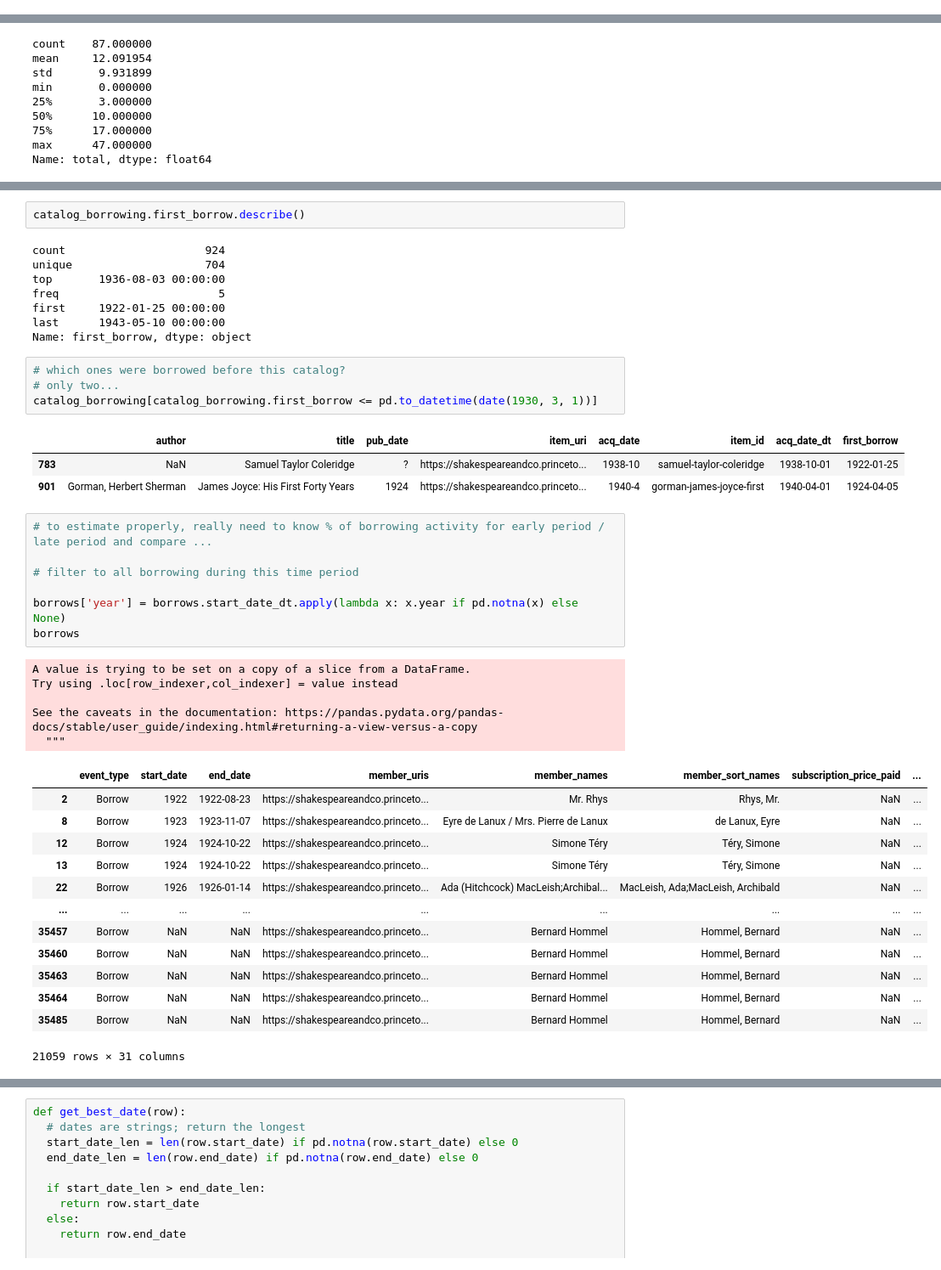
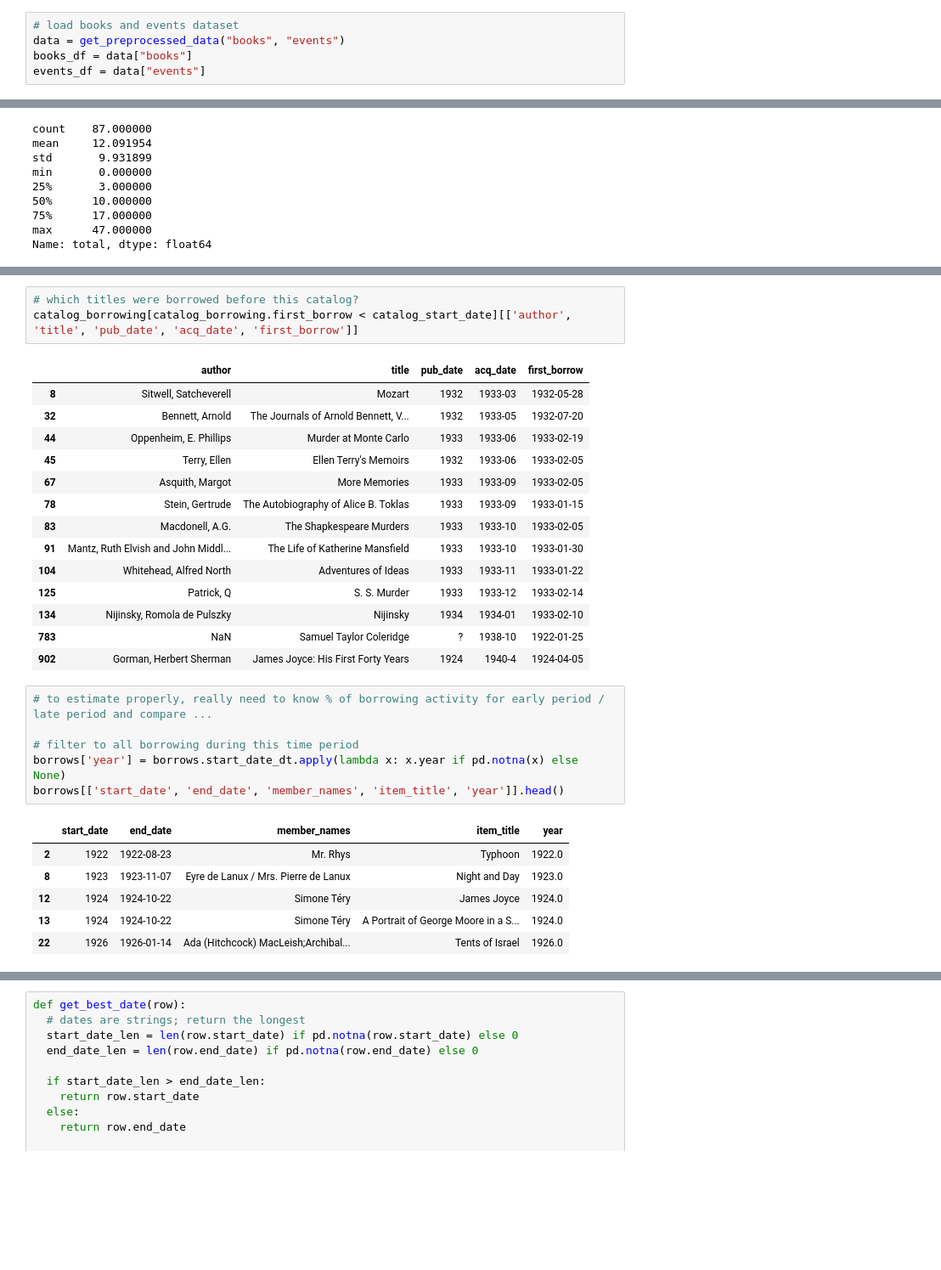
Before and after one commit to rlskoeser/shxco-missingdata-specreading, a Jupyter notebook: missing_data/BookcatalogBooksEstimate.ipynb, the cells around one changed output, grey strips where cells are left out. Shown at 85% size. Drawn from its saved outputs; the diff is of its cells as text; blank space fills up the shorter version.

```diff
--- a/missing_data/BookcatalogBooksEstimate.ipynb
+++ b/missing_data/BookcatalogBooksEstimate.ipynb
@@ -120,0 +15,5 @@ catalog_df
+# %%
+# load books and events dataset
+data = get_preprocessed_data("books", "events")
+books_df = data["books"]
+events_df = data["events"]
@@ -332,44 +223,31 @@ catalog_borrowing
-# %%
-catalog_borrowing.first_borrow.describe()
-# %% [output]
-count                     924
-unique                    704
-top       1936-08-03 00:00:00
-freq                        5
-first     1922-01-25 00:00:00
-last      1943-05-10 00:00:00
-Name: first_borrow, dtype: object
 # %%
-# which ones were borrowed before this catalog?
-# only two...
-catalog_borrowing[catalog_borrowing.first_borrow <= pd.to_datetime(date(1930, 3, 1))]
+# which titles were borrowed before this catalog?
+catalog_borrowing[catalog_borrowing.first_borrow < catalog_start_date][['author', 'title', 'pub_date', 'acq_date', 'first_borrow']]
 # %% [output]
-|  | author | title | pub_date | item_uri | acq_date | item_id | acq_date_dt | first_borrow |
-| 783 | NaN | Samuel Taylor Coleridge | ? | https://shakespeareandco.princeto... | 1938-10 | samuel-taylor-coleridge | 1938-10-01 | 1922-01-25 |
-| 901 | Gorman, Herbert Sherman | James Joyce: His First Forty Years | 1924 | https://shakespeareandco.princeto... | 1940-4 | gorman-james-joyce-first | 1940-04-01 | 1924-04-05 |
+|  | author | title | pub_date | acq_date | first_borrow |
+| 8 | Sitwell, Satcheverell | Mozart | 1932 | 1933-03 | 1932-05-28 |
+| 32 | Bennett, Arnold | The Journals of Arnold Bennett, V... | 1932 | 1933-05 | 1932-07-20 |
+| 44 | Oppenheim, E. Phillips | Murder at Monte Carlo | 1933 | 1933-06 | 1933-02-19 |
+| 45 | Terry, Ellen | Ellen Terry's Memoirs | 1932 | 1933-06 | 1933-02-05 |
+| 67 | Asquith, Margot | More Memories | 1933 | 1933-09 | 1933-02-05 |
+| 78 | Stein, Gertrude | The Autobiography of Alice B. Toklas | 1933 | 1933-09 | 1933-01-15 |
+| 83 | Macdonell, A.G. | The Shapkespeare Murders | 1933 | 1933-10 | 1933-02-05 |
+| 91 | Mantz, Ruth Elvish and John Middl... | The Life of Katherine Mansfield | 1933 | 1933-10 | 1933-01-30 |
+| 104 | Whitehead, Alfred North | Adventures of Ideas | 1933 | 1933-11 | 1933-01-22 |
+| 125 | Patrick, Q | S. S. Murder | 1933 | 1933-12 | 1933-02-14 |
+| 134 | Nijinsky, Romola de Pulszky | Nijinsky | 1934 | 1934-01 | 1933-02-10 |
+| 783 | NaN | Samuel Taylor Coleridge | ? | 1938-10 | 1922-01-25 |
+| 902 | Gorman, Herbert Sherman | James Joyce: His First Forty Years | 1924 | 1940-4 | 1924-04-05 |
 # %%
 # to estimate properly, really need to know % of borrowing activity for early period / late period and compare ...
 
 # filter to all borrowing during this time period
-
 borrows['year'] = borrows.start_date_dt.apply(lambda x: x.year if pd.notna(x) else None)
-borrows
+borrows[['start_date', 'end_date', 'member_names', 'item_title', 'year']].head()
 # %% [output]
-A value is trying to be set on a copy of a slice from a DataFrame.
-Try using .loc[row_indexer,col_indexer] = value instead
-
-See the caveats in the documentation: https://pandas.pydata.org/pandas-docs/stable/user_guide/indexing.html#returning-a-view-versus-a-copy
-  """
-|  | event_type | start_date | end_date | member_uris | member_names | member_sort_names | subscription_price_paid | ... |
-| 2 | Borrow | 1922 | 1922-08-23 | https://shakespeareandco.princeto... | Mr. Rhys | Rhys, Mr. | NaN | ... |
-| 8 | Borrow | 1923 | 1923-11-07 | https://shakespeareandco.princeto... | Eyre de Lanux / Mrs. Pierre de Lanux | de Lanux, Eyre | NaN | ... |
-| 12 | Borrow | 1924 | 1924-10-22 | https://shakespeareandco.princeto... | Simone Téry | Téry, Simone | NaN | ... |
-| 13 | Borrow | 1924 | 1924-10-22 | https://shakespeareandco.princeto... | Simone Téry | Téry, Simone | NaN | ... |
-| 22 | Borrow | 1926 | 1926-01-14 | https://shakespeareandco.princeto... | Ada (Hitchcock) MacLeish;Archibal... | MacLeish, Ada;MacLeish, Archibald | NaN | ... |
-| ... | ... | ... | ... | ... | ... | ... | ... | ... |
-| 35457 | Borrow | NaN | NaN | https://shakespeareandco.princeto... | Bernard Hommel | Hommel, Bernard | NaN | ... |
-| 35460 | Borrow | NaN | NaN | https://shakespeareandco.princeto... | Bernard Hommel | Hommel, Bernard | NaN | ... |
-| 35463 | Borrow | NaN | NaN | https://shakespeareandco.princeto... | Bernard Hommel | Hommel, Bernard | NaN | ... |
-| 35464 | Borrow | NaN | NaN | https://shakespeareandco.princeto... | Bernard Hommel | Hommel, Bernard | NaN | ... |
-| 35485 | Borrow | NaN | NaN | https://shakespeareandco.princeto... | Bernard Hommel | Hommel, Bernard | NaN | ... |
+|  | start_date | end_date | member_names | item_title | year |
+| 2 | 1922 | 1922-08-23 | Mr. Rhys | Typhoon | 1922.0 |
+| 8 | 1923 | 1923-11-07 | Eyre de Lanux / Mrs. Pierre de Lanux | Night and Day | 1923.0 |
+| 12 | 1924 | 1924-10-22 | Simone Téry | James Joyce | 1924.0 |
+| 13 | 1924 | 1924-10-22 | Simone Téry | A Portrait of George Moore in a S... | 1924.0 |
+| 22 | 1926 | 1926-01-14 | Ada (Hitchcock) MacLeish;Archibal... | Tents of Israel | 1926.0 |
-21059 rows × 31 columns
```
Also changed, not shown: parts of 60 cells of this notebook, 4 other files.
